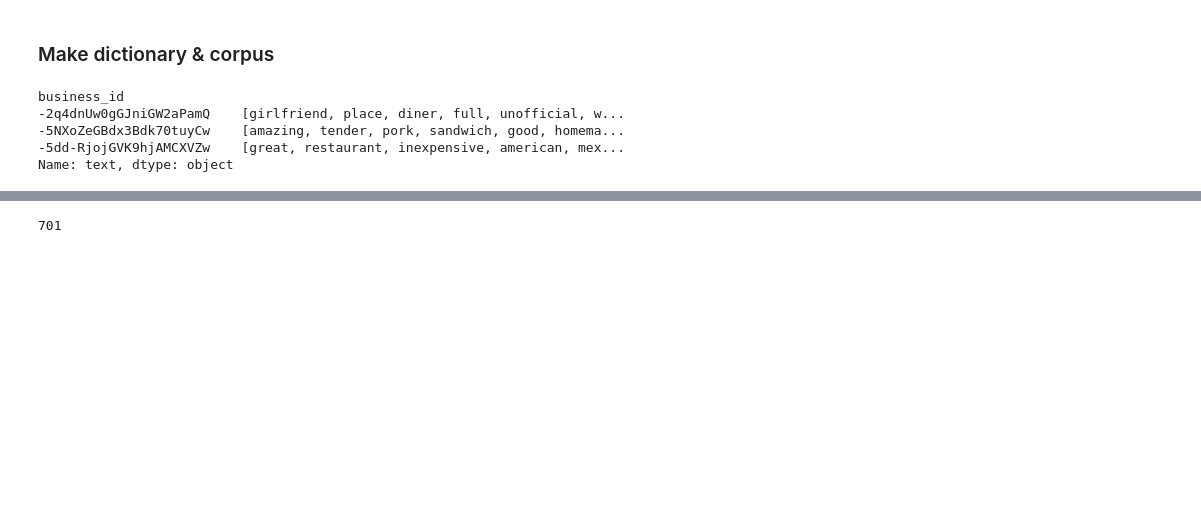
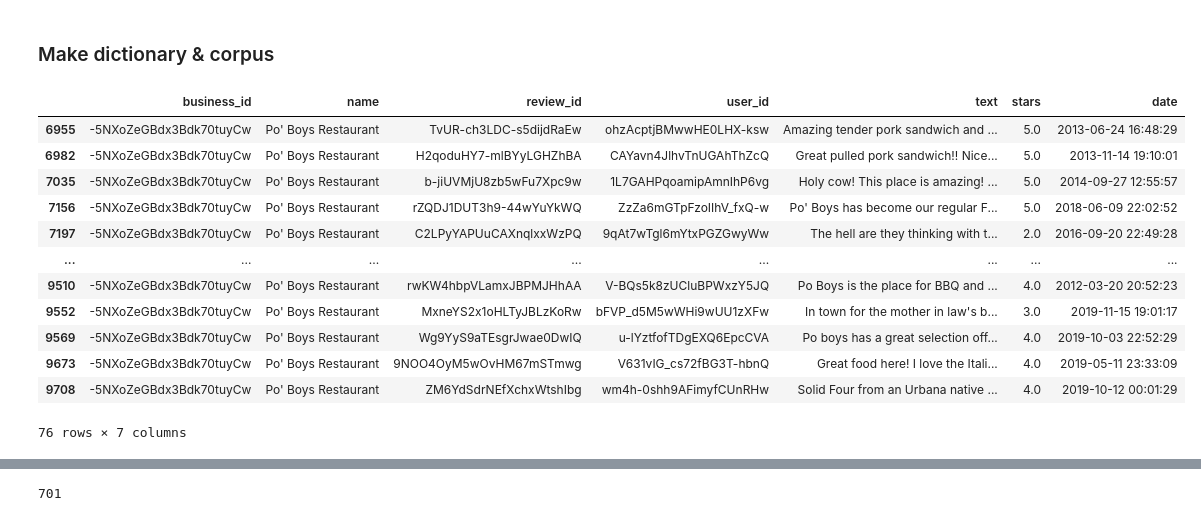
Before and after one commit to mbkranz/restaurant-app, a Jupyter notebook: notebooks/nlp-yelp-reviews.ipynb, the cells around one changed output, grey strips where cells are left out. Cells and saved outputs as stored; diff of their text form; code cells hidden in the pictures; blank space fills up the shorter version.

```diff
--- a/notebooks/nlp-yelp-reviews.ipynb
+++ b/notebooks/nlp-yelp-reviews.ipynb
@@ -91,11 +91,19 @@ reviews_tokenized = (
     .apply(lambda x: ' '.join(x))
     .apply(tokenize_text,nlp_obj=nlp)
 )
-# %%
-reviews_tokenized.head(3)
-# %% [output]
-business_id
--2q4dnUw0gGJniGW2aPamQ    [girlfriend, place, diner, full, unofficial, w...
--5NXoZeGBdx3Bdk70tuyCw    [amazing, tender, pork, sandwich, good, homema...
--5dd-RjojGVK9hjAMCXVZw    [great, restaurant, inexpensive, american, mex...
-Name: text, dtype: object
+# %%
+review_df.query("business_id=='-5NXoZeGBdx3Bdk70tuyCw'")
+# %% [output]
+|  | business_id | name | review_id | user_id | text | stars | date |
+| 6955 | -5NXoZeGBdx3Bdk70tuyCw | Po' Boys Restaurant | TvUR-ch3LDC-s5dijdRaEw | ohzAcptjBMwwHE0LHX-ksw | Amazing tender pork sandwich and ... | 5.0 | 2013-06-24 16:48:29 |
+| 6982 | -5NXoZeGBdx3Bdk70tuyCw | Po' Boys Restaurant | H2qoduHY7-mlBYyLGHZhBA | CAYavn4JlhvTnUGAhThZcQ | Great pulled pork sandwich!! Nice... | 5.0 | 2013-11-14 19:10:01 |
+| 7035 | -5NXoZeGBdx3Bdk70tuyCw | Po' Boys Restaurant | b-jiUVMjU8zb5wFu7Xpc9w | 1L7GAHPqoamipAmnIhP6vg | Holy cow! This place is amazing! ... | 5.0 | 2014-09-27 12:55:57 |
+| 7156 | -5NXoZeGBdx3Bdk70tuyCw | Po' Boys Restaurant | rZQDJ1DUT3h9-44wYuYkWQ | ZzZa6mGTpFzoIIhV_fxQ-w | Po' Boys has become our regular F... | 5.0 | 2018-06-09 22:02:52 |
+| 7197 | -5NXoZeGBdx3Bdk70tuyCw | Po' Boys Restaurant | C2LPyYAPUuCAXnqlxxWzPQ | 9qAt7wTgl6mYtxPGZGwyWw | The hell are they thinking with t... | 2.0 | 2016-09-20 22:49:28 |
+| ... | ... | ... | ... | ... | ... | ... | ... |
+| 9510 | -5NXoZeGBdx3Bdk70tuyCw | Po' Boys Restaurant | rwKW4hbpVLamxJBPMJHhAA | V-BQs5k8zUCluBPWxzY5JQ | Po Boys is the place for BBQ and ... | 4.0 | 2012-03-20 20:52:23 |
+| 9552 | -5NXoZeGBdx3Bdk70tuyCw | Po' Boys Restaurant | MxneYS2x1oHLTyJBLzKoRw | bFVP_d5M5wWHi9wUU1zXFw | In town for the mother in law's b... | 3.0 | 2019-11-15 19:01:17 |
+| 9569 | -5NXoZeGBdx3Bdk70tuyCw | Po' Boys Restaurant | Wg9YyS9aTEsgrJwae0DwIQ | u-lYztfofTDgEXQ6EpcCVA | Po boys has a great selection off... | 4.0 | 2019-10-03 22:52:29 |
+| 9673 | -5NXoZeGBdx3Bdk70tuyCw | Po' Boys Restaurant | 9NOO4OyM5wOvHM67mSTmwg | V631vIG_cs72fBG3T-hbnQ | Great food here! I love the Itali... | 4.0 | 2019-05-11 23:33:09 |
+| 9708 | -5NXoZeGBdx3Bdk70tuyCw | Po' Boys Restaurant | ZM6YdSdrNEfXchxWtshIbg | wm4h-0shh9AFimyfCUnRHw | Solid Four from an Urbana native ... | 4.0 | 2019-10-12 00:01:29 |
+76 rows × 7 columns
```
Also changed, not shown: parts of 19 cells of this notebook.
